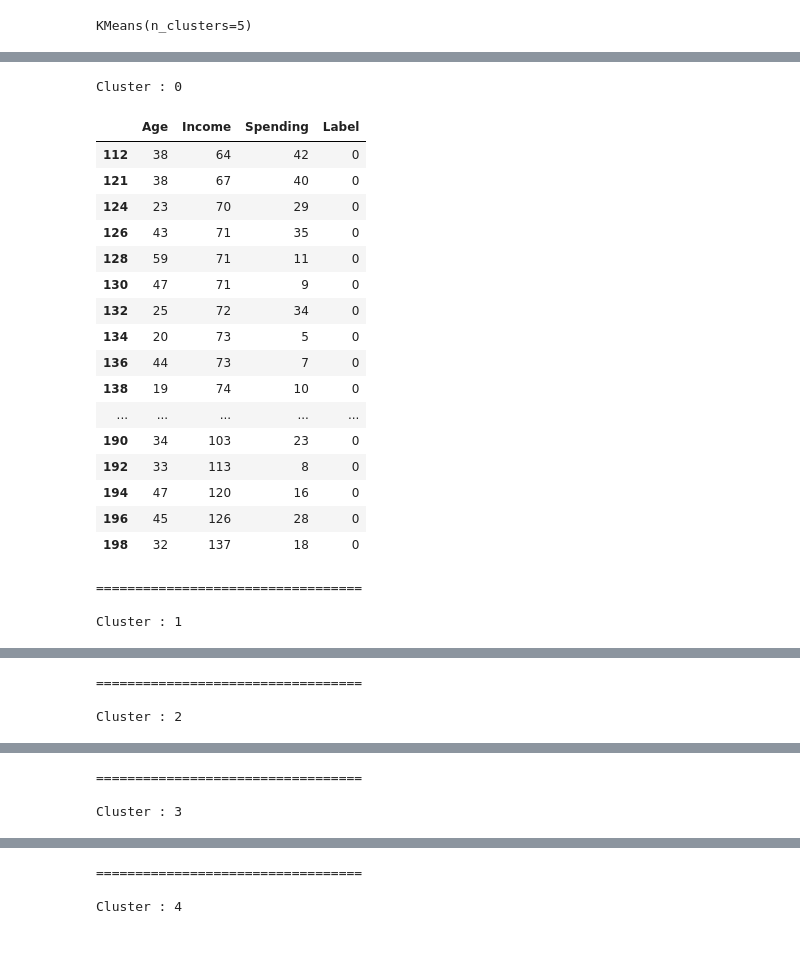
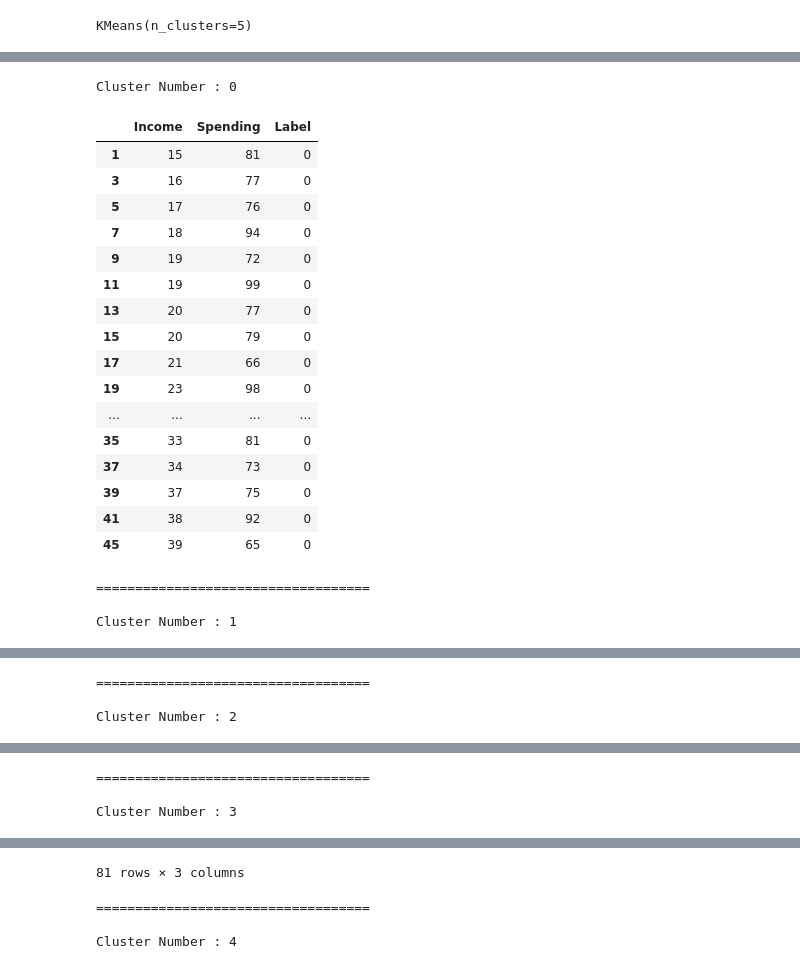
Before and after one commit to utkarshg1/Test1, a Jupyter notebook: Clustering.ipynb, the cells around one changed output, grey strips where cells are left out. Drawn from its saved outputs; the diff is of its cells as text; code cells hidden in the pictures.

```diff
--- a/Clustering.ipynb
+++ b/Clustering.ipynb
@@ -111,8 +117,8 @@ X_pre.head()
 from sklearn.cluster import KMeans
 from yellowbrick.cluster import KElbowVisualizer
 # %%
-model1 = KMeans()
-visualiser = KElbowVisualizer(model1, k=(2, 10), timings=False)
-visualiser.fit(X_pre)
-visualiser.show()
+base_model = KMeans()
+visualizer = KElbowVisualizer(base_model, k=(2, 15), timings=False)
+visualizer.fit(X_pre)
+visualizer.show()
 # %% [output]
@@ -123,5 +131,5 @@ visualiser.show()
 # %%
-km_model = KMeans(n_clusters=5)
-km_model.fit(X_pre)
+best_km = KMeans(n_clusters=5)
+best_km.fit(X_pre)
 # %% [output]
 KMeans(n_clusters=5)
@@ -159,0 +136,3 @@ res1
+# %%
+X2 = X.copy()
+X2
@@ -159,0 +153,3 @@ res1
+# %%
+X2["Label"] = best_km.labels_
+X2.head()
@@ -180,27 +185,28 @@ res1.query("Label == 0")
 # %%
 for i in range(5):
-  print(f"Cluster : {i}\n")
-  display(res1.query(f"Label == {i}"))
-  print("\n==================================\n")
+  print(f"Cluster Number : {i}")
+  c = X2.query(f"Label == {i}")
+  display(c)
+  print("\n===================================\n")
 # %% [output]
-Cluster : 0
+Cluster Number : 0
-|  | Age | Income | Spending | Label |
-| 112 | 38 | 64 | 42 | 0 |
-| 121 | 38 | 67 | 40 | 0 |
-| 124 | 23 | 70 | 29 | 0 |
-| 126 | 43 | 71 | 35 | 0 |
-| 128 | 59 | 71 | 11 | 0 |
-| 130 | 47 | 71 | 9 | 0 |
-| 132 | 25 | 72 | 34 | 0 |
-| 134 | 20 | 73 | 5 | 0 |
-| 136 | 44 | 73 | 7 | 0 |
-| 138 | 19 | 74 | 10 | 0 |
-| ... | ... | ... | ... | ... |
-| 190 | 34 | 103 | 23 | 0 |
-| 192 | 33 | 113 | 8 | 0 |
-| 194 | 47 | 120 | 16 | 0 |
-| 196 | 45 | 126 | 28 | 0 |
-| 198 | 32 | 137 | 18 | 0 |
+|  | Income | Spending | Label |
+| 1 | 15 | 81 | 0 |
+| 3 | 16 | 77 | 0 |
+| 5 | 17 | 76 | 0 |
+| 7 | 18 | 94 | 0 |
+| 9 | 19 | 72 | 0 |
+| 11 | 19 | 99 | 0 |
+| 13 | 20 | 77 | 0 |
+| 15 | 20 | 79 | 0 |
+| 17 | 21 | 66 | 0 |
+| 19 | 23 | 98 | 0 |
+| ... | ... | ... | ... |
+| 35 | 33 | 81 | 0 |
+| 37 | 34 | 73 | 0 |
+| 39 | 37 | 75 | 0 |
+| 41 | 38 | 92 | 0 |
+| 45 | 39 | 65 | 0 |
-==================================
+===================================
 
-Cluster : 1
+Cluster Number : 1
@@ -224,3 +230,3 @@ Cluster : 1
-==================================
+===================================
 
-Cluster : 2
+Cluster Number : 2
@@ -244,3 +250,3 @@ Cluster : 2
-==================================
+===================================
 
-Cluster : 3
+Cluster Number : 3
@@ -264,3 +265,4 @@ Cluster : 3
-==================================
-
-Cluster : 4
+81 rows × 3 columns
+===================================
+
+Cluster Number : 4
```
Also changed, not shown: parts of 50 cells of this notebook.
